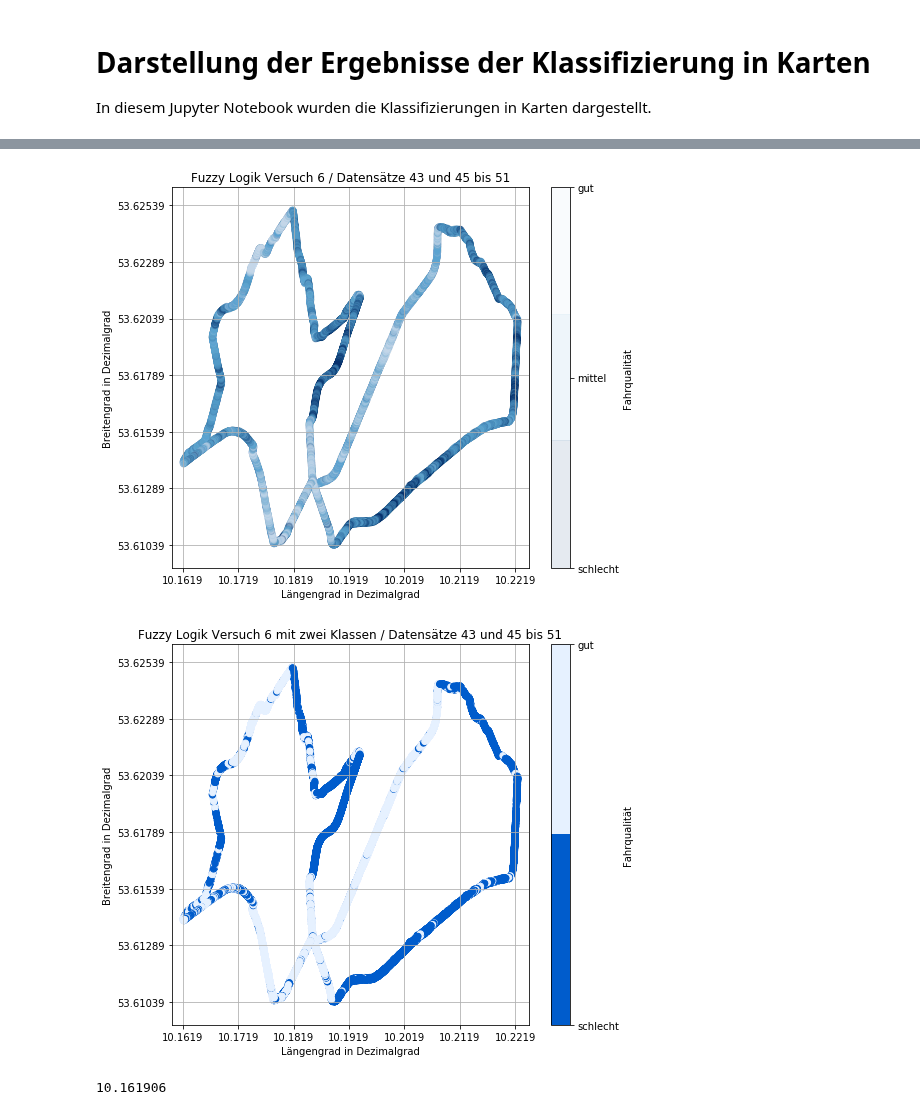
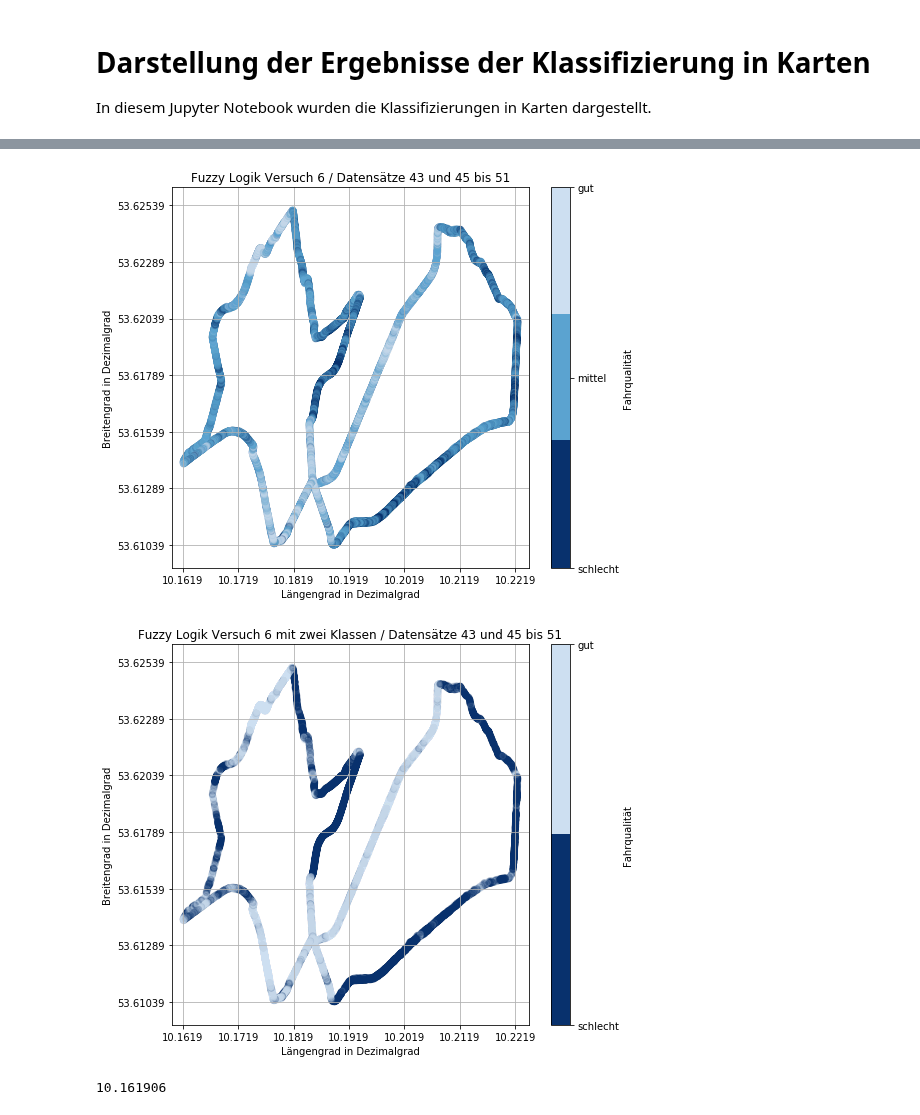
Before and after one commit to SandGreif/FahrradwegeKlassifizierung, a Jupyter notebook: datenvisualisierung/mapsLabels.ipynb, the cells around one changed output, grey strips where cells are left out. Saved outputs shown, nothing was run; the diff lists cells and outputs as text; code cells hidden in the pictures.

```diff
--- a/datenvisualisierung/mapsLabels.ipynb
+++ b/datenvisualisierung/mapsLabels.ipynb
@@ -35,19 +39,20 @@ cmapD = ListedColormap(['#cddff1','#5ba3d0','#08316d'])
 plt.title('Fuzzy Logik Versuch 6 / Datensätze 43 und 45 bis 51')
 sca = plt.scatter(featuresDf['Laengengrad'], featuresDf['Breitengrad'], c=featuresDf['Klasse'], cmap=cmapD, alpha=0.1)
 cbar = plt.colorbar(sca,ticks=[2, 1, 0])
+cbar.set_label("Fahrqualität")
+cbar.set_alpha(1)
+cbar.draw_all()
+cbar.ax.invert_yaxis()
 cbar.ax.set_yticklabels(['schlecht', 'mittel', 'gut'])
-cbar.ax.invert_yaxis()
-cbar.set_label("Fahrqualität")
-cbar.set_alpha(10)
 plt.xlabel('Längengrad in Dezimalgrad')
 plt.ylabel('Breitengrad in Dezimalgrad')
 plt.axis([featuresDf['Laengengrad'].min()-0.002,featuresDf['Laengengrad'].max()+0.002,featuresDf['Breitengrad'].min()-0.001,featuresDf['Breitengrad'].max()+0.001])
 plt.xticks(np.arange(featuresDf['Laengengrad'].min(),featuresDf['Laengengrad'].max(),0.01))
 plt.yticks(np.arange(featuresDf['Breitengrad'].min(),featuresDf['Breitengrad'].max()+0.002,0.0025))
 plt.grid()
-#plt.savefig("karteFuzzyVersuch6_datensatz43_45_bis_51.png")
+plt.savefig("karteFuzzyVersuch6_datensatz43_45_bis_51.png")
 # %% [output]
-[figure, old version]
+[figure, new version]
 # %%
 featuresDf = featuresDf[featuresDf['Klasse'] != 1]
 i = 0
@@ -58,22 +63,24 @@ while i < featuresDf.shape[0]:
     i = i + 1
 # %%
 plt.figure(figsize=(8,7))
-cmapD = ListedColormap(['#e6f1ff','#005ccc'])
+cmapD = ListedColormap(['#cddff1','#08316d'])
 plt.title('Fuzzy Logik Versuch 6 mit zwei Klassen / Datensätze 43 und 45 bis 51')
-sca = plt.scatter(featuresDf['Laengengrad'], featuresDf['Breitengrad'], c=featuresDf['Klasse'], cmap=cmapD, alpha=1)
+sca = plt.scatter(featuresDf['Laengengrad'], featuresDf['Breitengrad'], c=featuresDf['Klasse'], cmap=cmapD, alpha=0.1)
 cbar = plt.colorbar(sca,ticks=[1, 0])
-cbar.ax.set_yticklabels(['schlecht', 'gut'])
+cbar.set_label("Fahrqualität")
+cbar.set_alpha(1)
+cbar.draw_all()
 cbar.ax.invert_yaxis()
-cbar.set_label("Fahrqualität")
+cbar.ax.set_yticklabels(['schlecht','gut'])
 plt.xlabel('Längengrad in Dezimalgrad')
 plt.ylabel('Breitengrad in Dezimalgrad')
 plt.axis([featuresDf['Laengengrad'].min()-0.002,featuresDf['Laengengrad'].max()+0.002,featuresDf['Breitengrad'].min()-0.001,featuresDf['Breitengrad'].max()+0.001])
-plt.xticks(numpy.arange(featuresDf['Laengengrad'].min(),featuresDf['Laengengrad'].max(),0.01))
-plt.yticks(numpy.arange(featuresDf['Breitengrad'].min(),featuresDf['Breitengrad'].max()+0.002,0.0025))
+plt.xticks(np.arange(featuresDf['Laengengrad'].min(),featuresDf['Laengengrad'].max(),0.01))
+plt.yticks(np.arange(featuresDf['Breitengrad'].min(),featuresDf['Breitengrad'].max()+0.002,0.0025))
 plt.grid()
 plt.savefig("karteFuzzyVersuch6_2Klassen_datensatz43_45_bis_51.png")
 # %% [output]
-[figure, old version]
+[figure, new version]
 # %%
 featuresDf['Laengengrad'].min()
 # %% [output]
```
Also changed, not shown: parts of 2 cells of this notebook, 4 other files.
